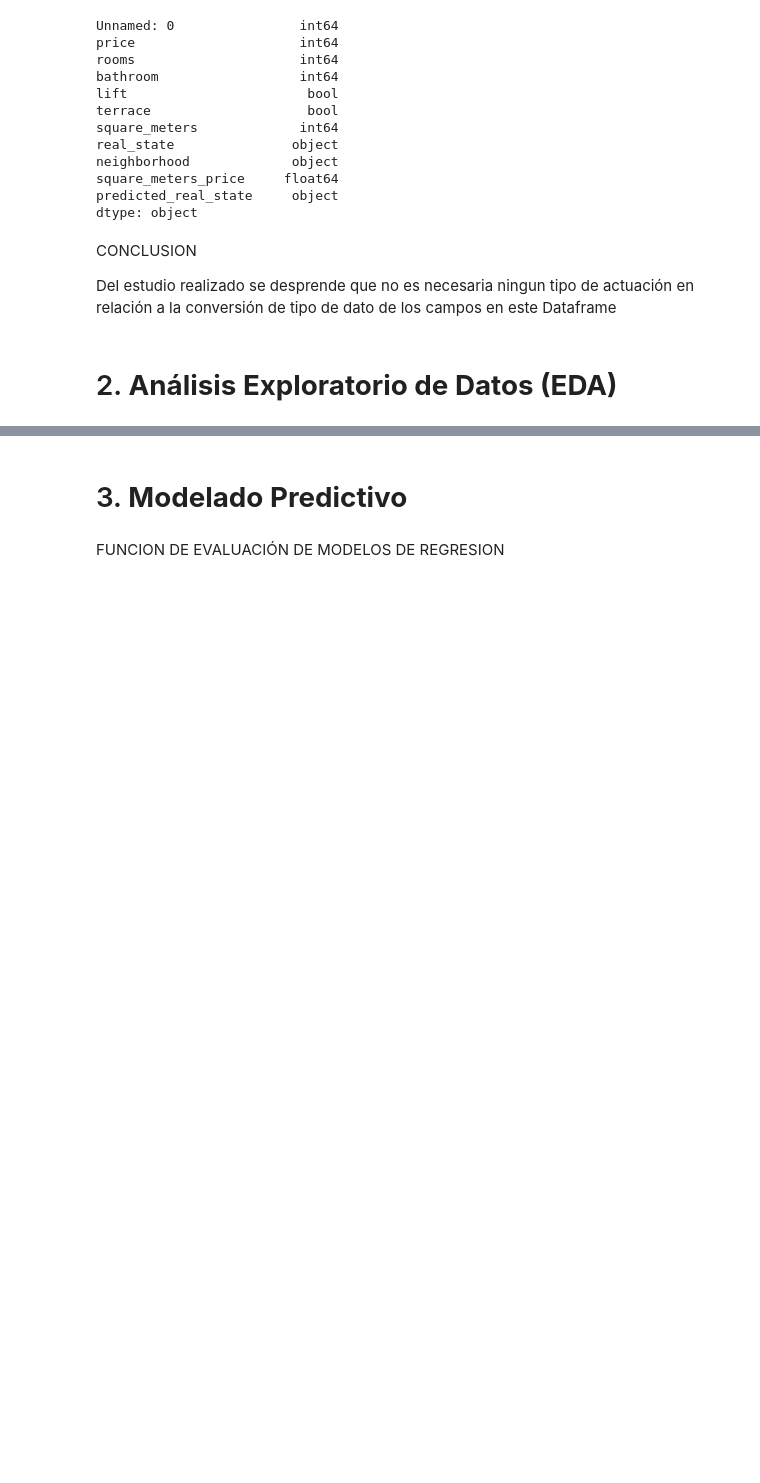
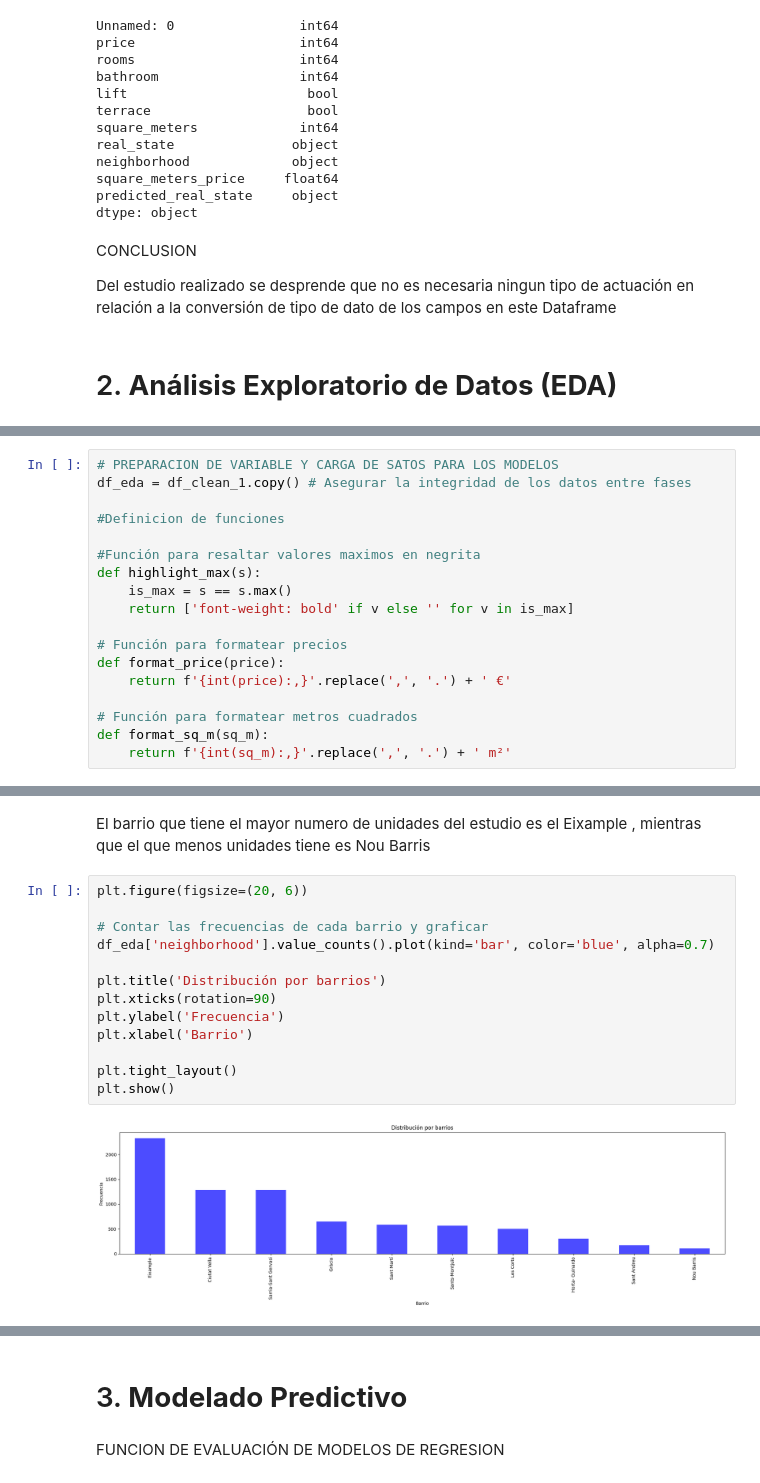
Before and after one commit to PEA-IA-DS-Proyecto-1/HomePricePredictorBCN, a Jupyter notebook: Análisis exploratorio y modelado predictivo de precios de viviendas en Barcelona.ipynb, the cells around one changed output, grey strips where cells are left out. Saved outputs shown, nothing was run; the diff lists cells and outputs as text; blank space fills up the shorter version.

```diff
--- a/Análisis exploratorio y modelado predictivo de precios de viviendas en Barcelona.ipynb
+++ b/Análisis exploratorio y modelado predictivo de precios de viviendas en Barcelona.ipynb
@@ -685,0 +686,18 @@ BLOQUE PENDIENTEDE REALIZAR
+# %%
+# PREPARACION DE VARIABLE Y CARGA DE SATOS PARA LOS MODELOS
+df_eda = df_clean_1.copy() # Asegurar la integridad de los datos entre fases
+
+#Definicion de funciones
+
+#Función para resaltar valores maximos en negrita
+def highlight_max(s):
+    is_max = s == s.max()
+    return ['font-weight: bold' if v else '' for v in is_max]
+
+# Función para formatear precios
+def format_price(price):
+    return f'{int(price):,}'.replace(',', '.') + ' €'
+
+# Función para formatear metros cuadrados
+def format_sq_m(sq_m):
+    return f'{int(sq_m):,}'.replace(',', '.') + ' m²'
@@ -685,0 +780,17 @@ BLOQUE PENDIENTEDE REALIZAR
+# %% [markdown]
+El barrio que tiene el mayor numero de unidades del estudio es el Eixample , mientras que el que menos unidades tiene es Nou Barris
+# %%
+plt.figure(figsize=(20, 6))
+
+# Contar las frecuencias de cada barrio y graficar
+df_eda['neighborhood'].value_counts().plot(kind='bar', color='blue', alpha=0.7)
+
+plt.title('Distribución por barrios')
+plt.xticks(rotation=90)
+plt.ylabel('Frecuencia')
+plt.xlabel('Barrio')
+
+plt.tight_layout()
+plt.show()
+# %% [output]
+[figure, added]
```
Also changed, not shown: parts of 18 cells of this notebook.
